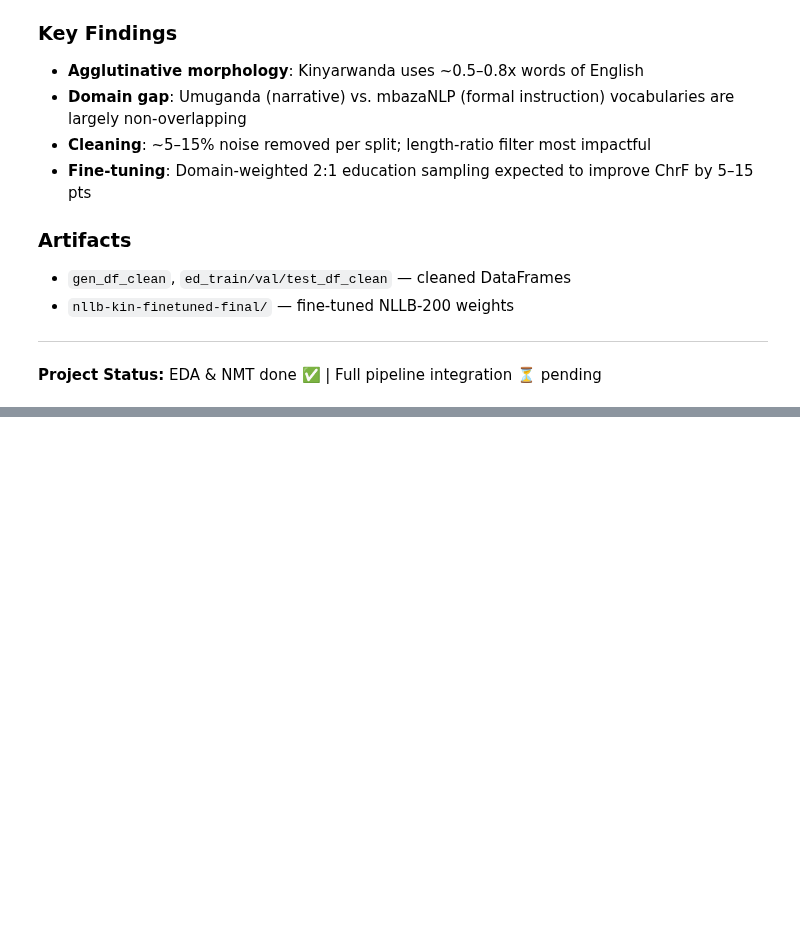
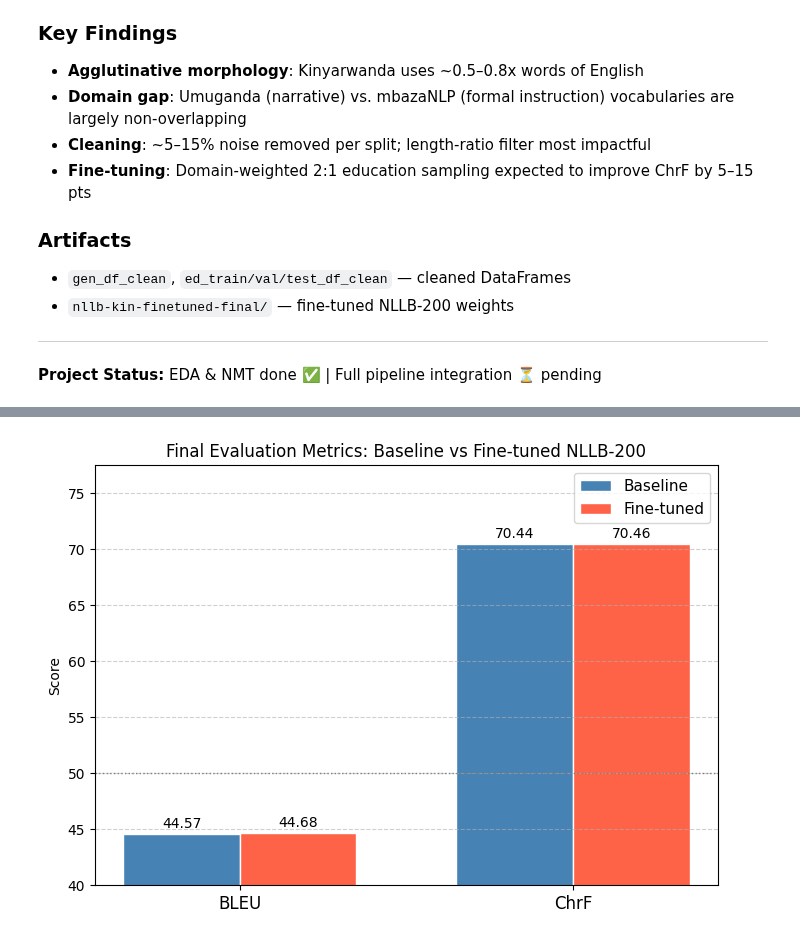
Before and after one commit to Nnouka/cmu-aisd-vids-kin-full-pipeline, a Jupyter notebook: fine-tune-train-kin.ipynb, the cells around one changed output, grey strips where cells are left out. Cells and saved outputs as stored; diff of their text form; code cells hidden in the pictures; blank space fills up the shorter version.

```diff
--- a/fine-tune-train-kin.ipynb
+++ b/fine-tune-train-kin.ipynb
@@ -1168,0 +1222,42 @@ kin_segments = translate_batch(
+# %%
+# Bar chart: Baseline vs Fine-tuned evaluation metrics
+import numpy as np
+import matplotlib.pyplot as plt
+
+metrics  = ["BLEU", "ChrF"]
+baseline = [base_m[m] for m in metrics]
+finetuned = [fine_m[m] for m in metrics]
+
+x = np.arange(len(metrics))
+width = 0.35
+
+fig, ax = plt.subplots(figsize=(7, 5))
+bars_base = ax.bar(x - width / 2, baseline, width, label="Baseline",
+                   color="steelblue", edgecolor="white")
+bars_fine = ax.bar(x + width / 2, finetuned, width, label="Fine-tuned",
+                   color="tomato", edgecolor="white")
+
+# Annotate bar values
+for bar in bars_base:
+    ax.text(bar.get_x() + bar.get_width() / 2, bar.get_height() + 0.3,
+            f"{bar.get_height():.2f}", ha="center", va="bottom", fontsize=10)
+for bar in bars_fine:
+    ax.text(bar.get_x() + bar.get_width() / 2, bar.get_height() + 0.3,
+            f"{bar.get_height():.2f}", ha="center", va="bottom", fontsize=10)
+
+ax.set_title("Final Evaluation Metrics: Baseline vs Fine-tuned NLLB-200", fontsize=12)
+ax.set_ylabel("Score")
+ax.set_xticks(x)
+ax.set_xticklabels(metrics, fontsize=12)
+y_min = 40
+y_max = max(max(baseline), max(finetuned)) * 1.1
+ax.set_ylim(y_min, y_max)
+ax.legend(fontsize=11)
+ax.grid(axis="y", linestyle="--", alpha=0.6)
+ax.axhline(50, color="gray", linestyle=":", linewidth=1, label="ChrF target (50)")
+
+plt.tight_layout()
+plt.savefig(f"{drive_dir}/evaluation_metrics.png", dpi=150, bbox_inches="tight")
+plt.show()
+# %% [output]
+[figure, added]
```
Also changed, not shown: parts of 2 cells of this notebook.
